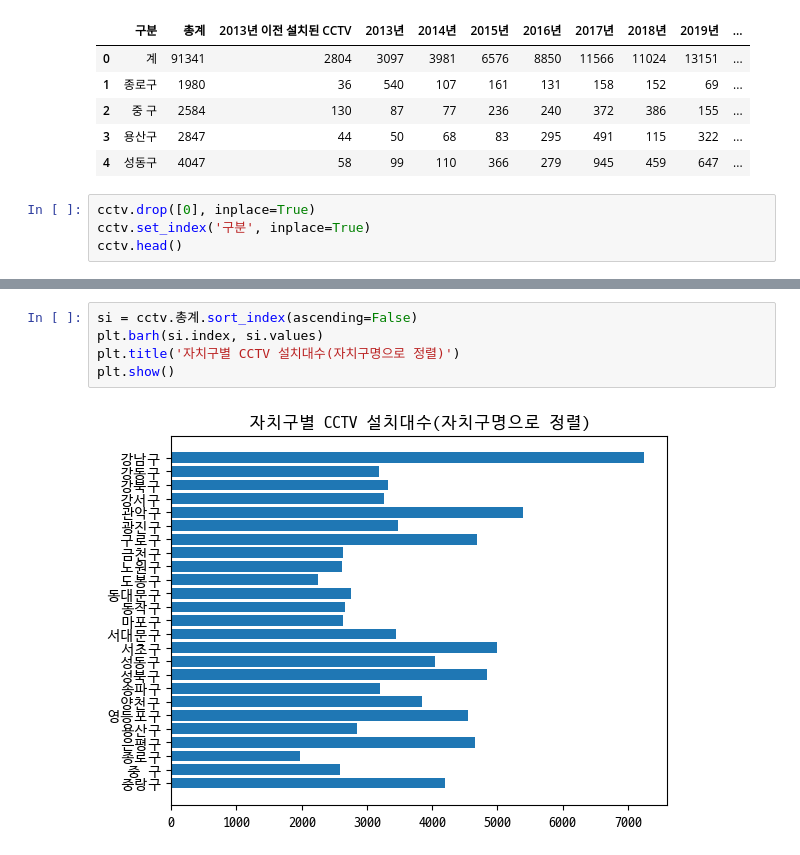
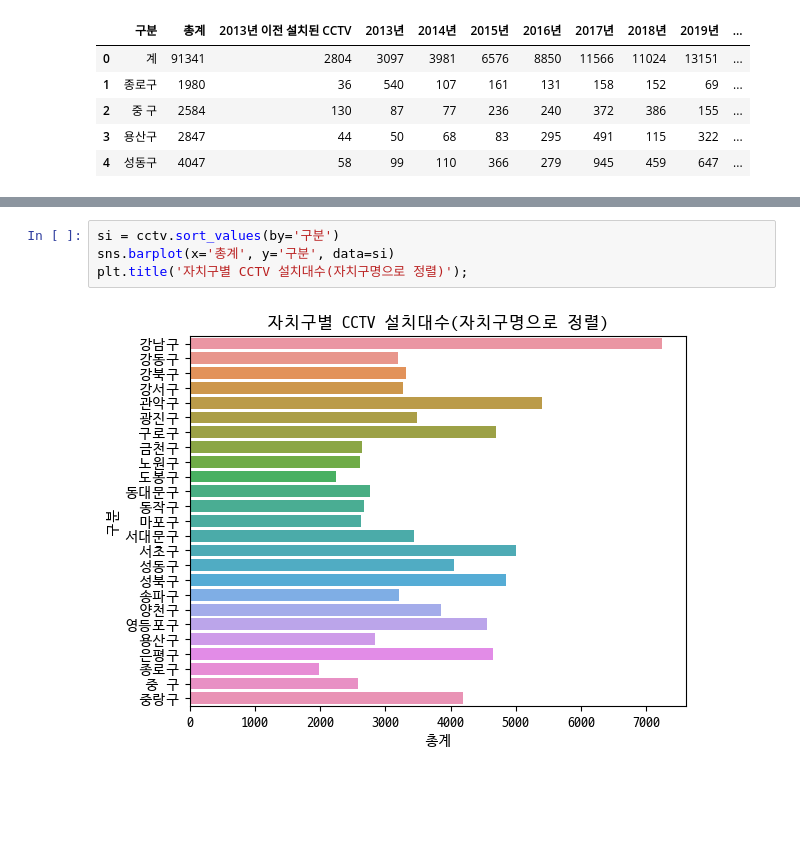
Before and after one commit to yumii2307/DataAnalysis_Lecture-2023.04, a Jupyter notebook: 03.시각화/99.과제.ipynb, the cells around one changed output, grey strips where cells are left out. Saved outputs shown, nothing was run; the diff lists cells and outputs as text; blank space fills up the shorter version.

```diff
--- a/03.시각화/99.과제.ipynb
+++ b/03.시각화/99.과제.ipynb
@@ -58,7 +63,3 @@ cctv.head()
 | 2 | 중 구 | 2584 | 130 | 87 | 77 | 236 | 240 | 372 | 386 | 155 | ... |
 | 3 | 용산구 | 2847 | 44 | 50 | 68 | 83 | 295 | 491 | 115 | 322 | ... |
 | 4 | 성동구 | 4047 | 58 | 99 | 110 | 366 | 279 | 945 | 459 | 647 | ... |
-# %%
-cctv.drop([0], inplace=True)
-cctv.set_index('구분', inplace=True)
-cctv.head()
@@ -73,7 +72,6 @@ cctv.head()
 # %%
-si = cctv.총계.sort_index(ascending=False)
-plt.barh(si.index, si.values)
-plt.title('자치구별 CCTV 설치대수(자치구명으로 정렬)')
-plt.show()
+si = cctv.sort_values(by='구분')
+sns.barplot(x='총계', y='구분', data=si)
+plt.title('자치구별 CCTV 설치대수(자치구명으로 정렬)');
 # %% [output]
-[figure, old version]
+[figure, new version]
```
Also changed, not shown: parts of 7 cells of this notebook, 1 other file.
